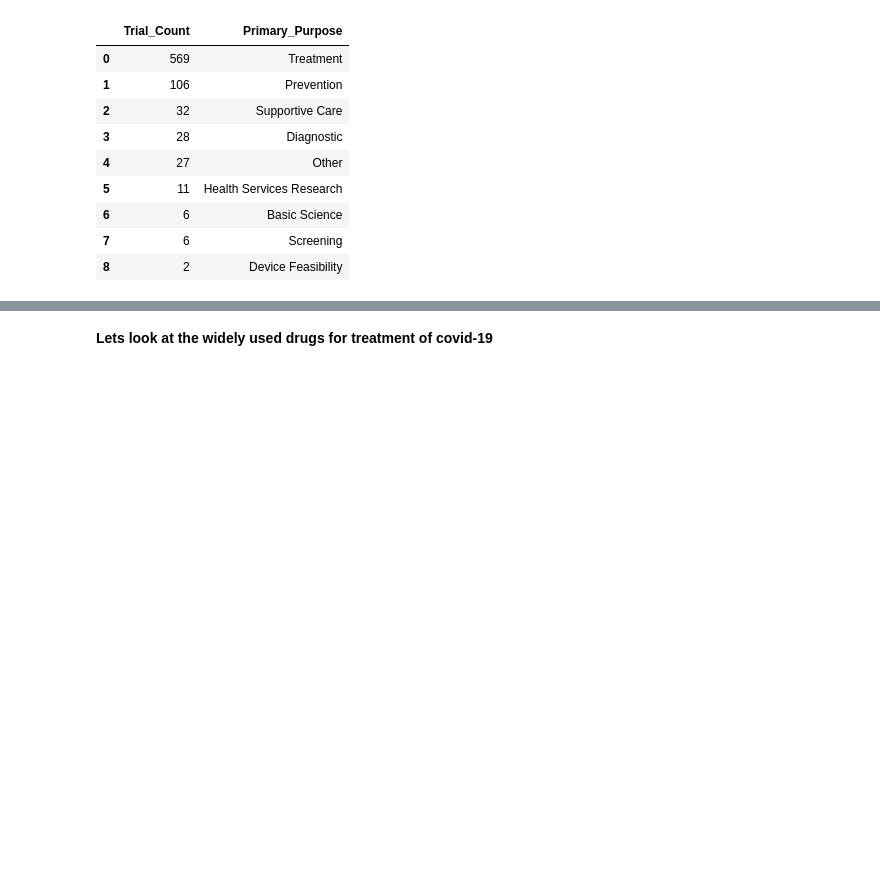
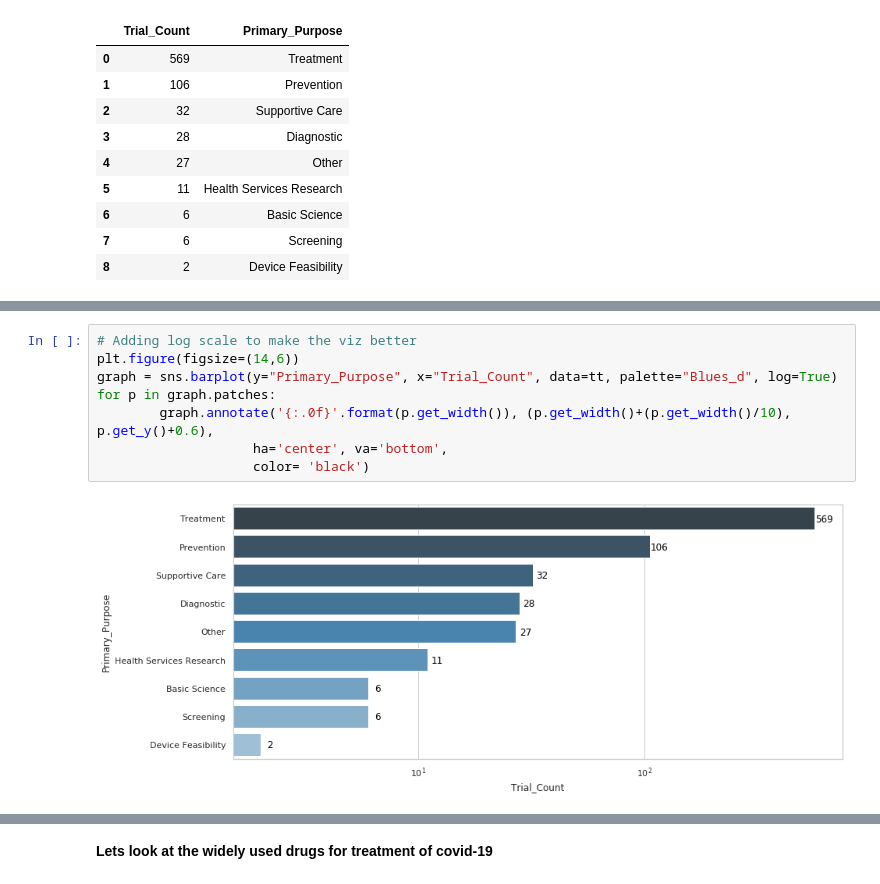
Before and after one commit to AksChougule/clinical-text, a Jupyter notebook: cov19-ct-gov-api/COVID-19-clinical-trials-v2.ipynb, the cells around one changed output, grey strips where cells are left out. Saved outputs shown, nothing was run; the diff lists cells and outputs as text; blank space fills up the shorter version.

```diff
--- a/cov19-ct-gov-api/COVID-19-clinical-trials-v2.ipynb
+++ b/cov19-ct-gov-api/COVID-19-clinical-trials-v2.ipynb
@@ -257,3 +257,13 @@ for p in graph.patches:
+# %%
+# Adding log scale to make the viz better
+plt.figure(figsize=(14,6))
+graph = sns.barplot(y="Primary_Purpose", x="Trial_Count", data=tt, palette="Blues_d", log=True)
+for p in graph.patches:
+        graph.annotate('{:.0f}'.format(p.get_width()), (p.get_width()+(p.get_width()/10), p.get_y()+0.6),
+                    ha='center', va='bottom',
+                    color= 'black')
+# %% [output]
+[figure, added]
 # %%
 tt = df.loc[df.DesignPrimaryPurpose=='Treatment',]
 tt.shape
```
Also changed, not shown: parts of 9 cells of this notebook.
